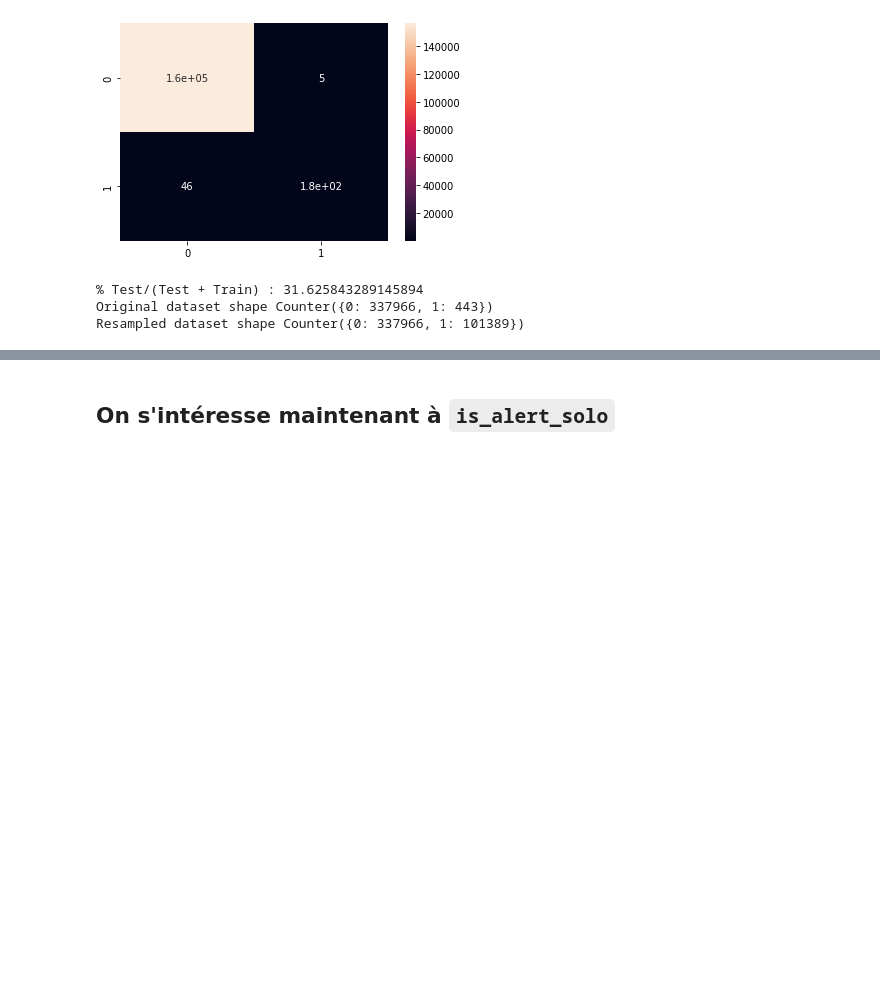
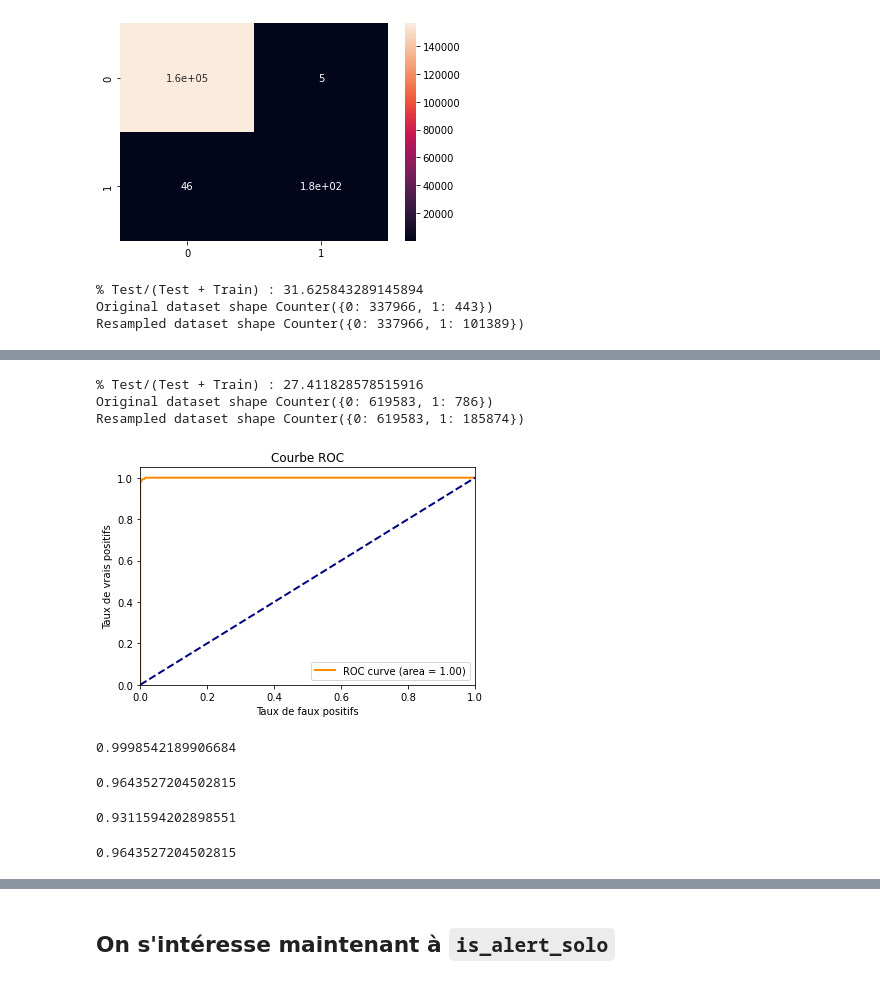
Before and after one commit to CorentinPernot/Statapp, a Jupyter notebook: Notebook/modé.ipynb, the cells around one changed output, grey strips where cells are left out. Drawn from its saved outputs; the diff is of its cells as text; code cells hidden in the pictures; blank space fills up the shorter version.

```diff
--- a/Notebook/modé.ipynb
+++ b/Notebook/modé.ipynb
@@ -1916,0 +1972,53 @@ show(ebm_local)
+# %%
+X_train, X_test, y_train, y_test = prep_train_test(df_bis, time, delta, False, True)
+# %% [output]
+% Test/(Test + Train) : 27.411828578515916
+Original dataset shape Counter({0: 619583, 1: 786})
+Resampled dataset shape Counter({0: 619583, 1: 185874})
+# %%
+from sklearn.metrics import roc_curve, auc
+import matplotlib.pyplot as plt
+
+# entraînement du modèle Random Forest
+rf = RandomForestClassifier()
+rf.fit(X_train, y_train)
+
+y_pred = rf.predict(X_test)
+
+# prédiction sur l'ensemble de test
+y_pred_prob = rf.predict_proba(X_test)[:,1]
+
+# calcul de la courbe ROC et de l'aire sous la courbe (AUC)
+fpr, tpr, thresholds = roc_curve(y_test, y_pred_prob)
+roc_auc = auc(fpr, tpr)
+
+# tracé de la courbe ROC
+plt.figure()
+plt.plot(fpr, tpr, color='darkorange', lw=2, label='ROC curve (area = %0.2f)' % roc_auc)
+plt.plot([0, 1], [0, 1], color='navy', lw=2, linestyle='--')
+plt.xlim([0.0, 1.0])
+plt.ylim([0.0, 1.05])
+plt.xlabel('Taux de faux positifs')
+plt.ylabel('Taux de vrais positifs')
+plt.title('Courbe ROC')
+plt.legend(loc="lower right")
+plt.show()
+# %% [output]
+[figure, added]
+# %%
+roc_auc
+#roc_auc_score(y_test, y_pred_prob)
+# %% [output]
+0.9998542189906684
+# %%
+precision_score(y_test, y_pred)
+# %% [output]
+0.9643527204502815
+# %%
+recall_score(y_test, y_pred)
+# %% [output]
+0.9311594202898551
+# %%
+f1_score(y_test, y_pred)
+# %% [output]
+0.9643527204502815
```
Also changed, not shown: parts of 27 cells of this notebook.
